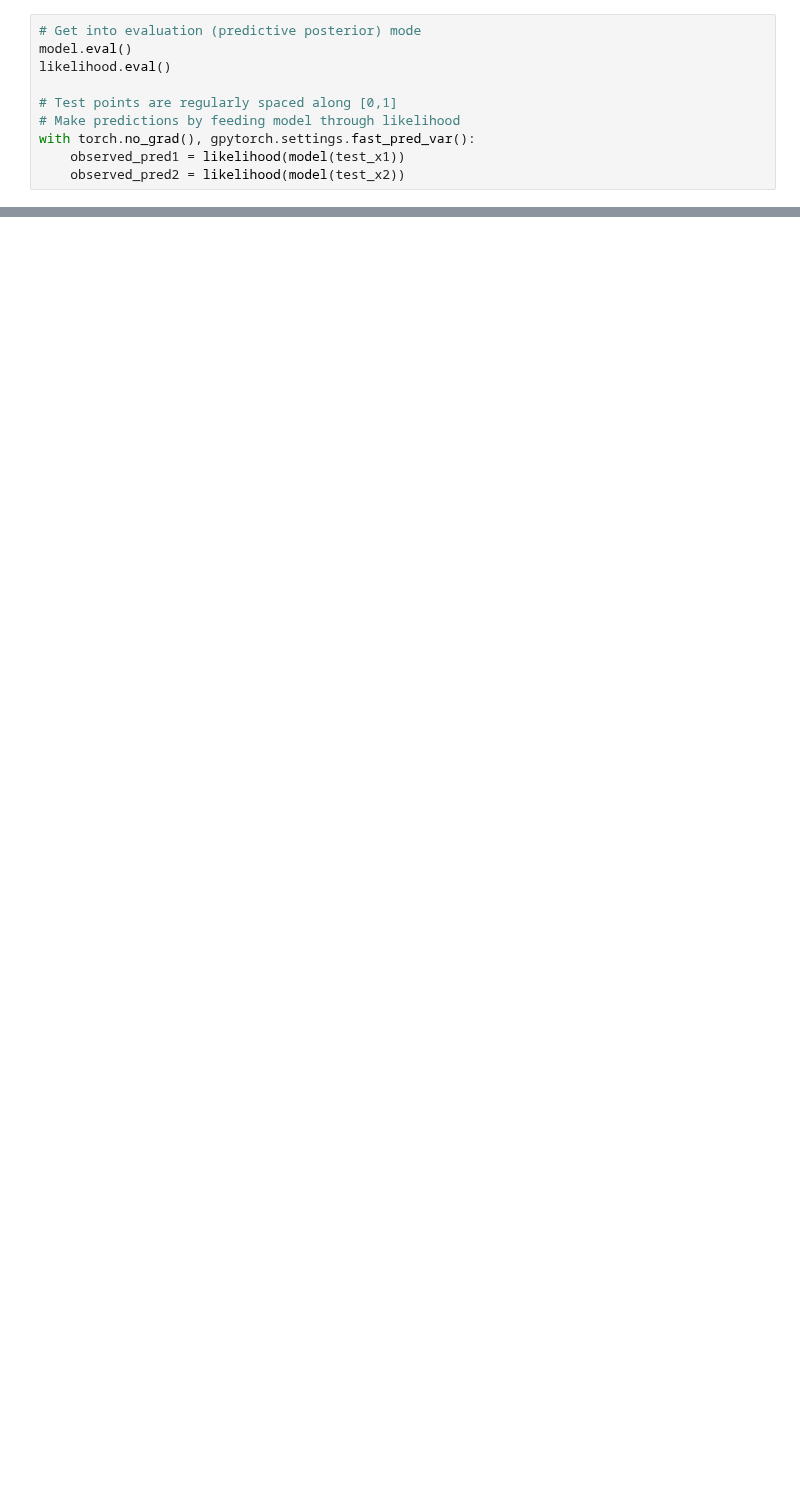
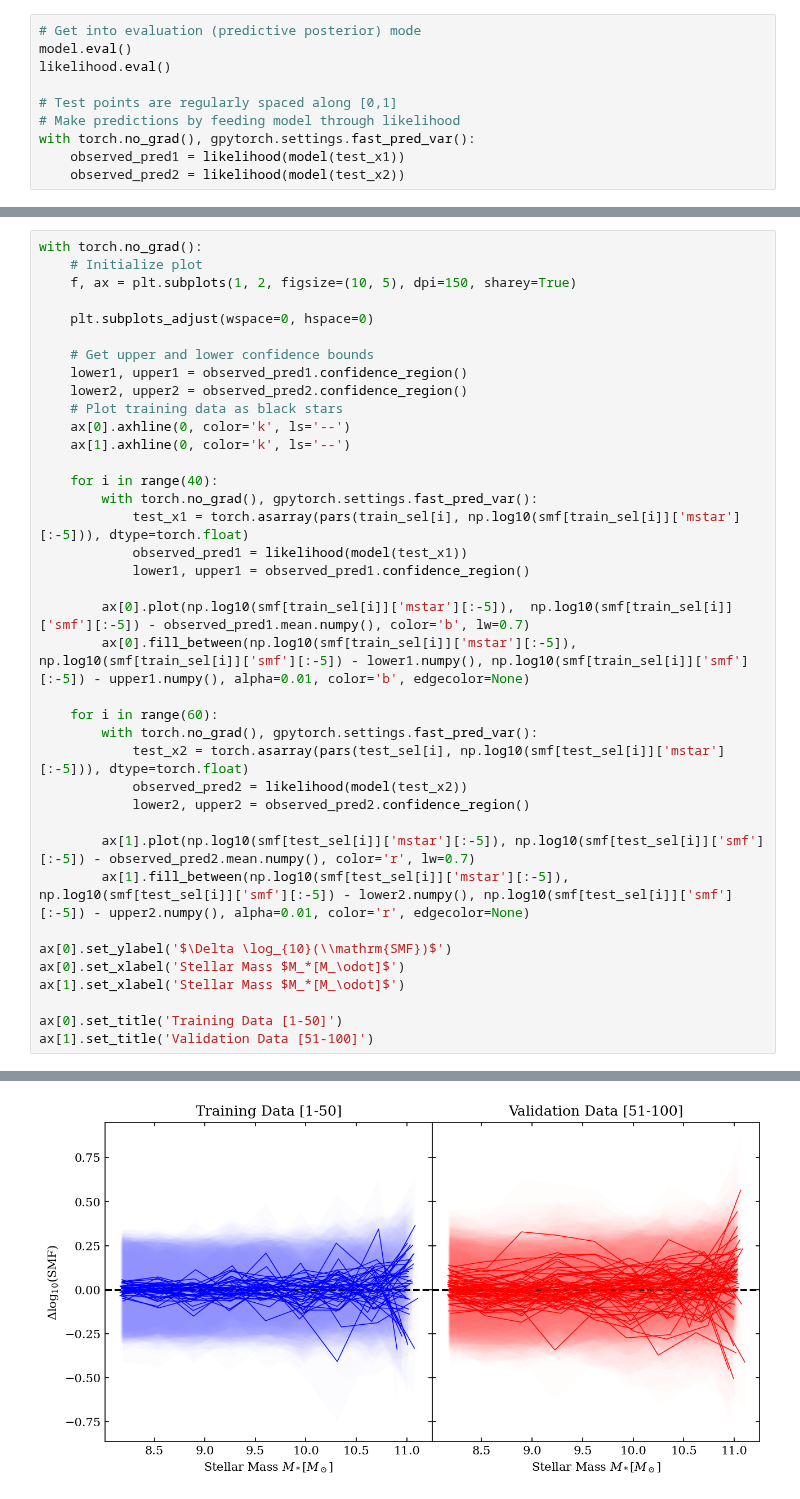
Before and after one commit to fgmaion/MTNG-resims, a Jupyter notebook: Notebooks/GP.ipynb, the cells around one changed output, grey strips where cells are left out. Cells and saved outputs as stored; diff of their text form; blank space fills up the shorter version.

```diff
--- a/Notebooks/GP.ipynb
+++ b/Notebooks/GP.ipynb
@@ -169,0 +240,39 @@ Text(0, 0.5, 'SMF')
+# %%
+with torch.no_grad():
+    # Initialize plot
+    f, ax = plt.subplots(1, 2, figsize=(10, 5), dpi=150, sharey=True)
+
+    plt.subplots_adjust(wspace=0, hspace=0)
+
+    # Get upper and lower confidence bounds
+    lower1, upper1 = observed_pred1.confidence_region()
+    lower2, upper2 = observed_pred2.confidence_region()
+    # Plot training data as black stars
+    ax[0].axhline(0, color='k', ls='--')
+    ax[1].axhline(0, color='k', ls='--')
+
+    for i in range(40):
+        with torch.no_grad(), gpytorch.settings.fast_pred_var():
+            test_x1 = torch.asarray(pars(train_sel[i], np.log10(smf[train_sel[i]]['mstar'][:-5])), dtype=torch.float)
+            observed_pred1 = likelihood(model(test_x1))
+            lower1, upper1 = observed_pred1.confidence_region()
+
+        ax[0].plot(np.log10(smf[train_sel[i]]['mstar'][:-5]),  np.log10(smf[train_sel[i]]['smf'][:-5]) - observed_pred1.mean.numpy(), color='b', lw=0.7)
+        ax[0].fill_between(np.log10(smf[train_sel[i]]['mstar'][:-5]), np.log10(smf[train_sel[i]]['smf'][:-5]) - lower1.numpy(), np.log10(smf[train_sel[i]]['smf'][:-5]) - upper1.numpy(), alpha=0.01, color='b', edgecolor=None)
+
+    for i in range(60):
+        with torch.no_grad(), gpytorch.settings.fast_pred_var():
+            test_x2 = torch.asarray(pars(test_sel[i], np.log10(smf[test_sel[i]]['mstar'][:-5])), dtype=torch.float)
+            observed_pred2 = likelihood(model(test_x2))
+            lower2, upper2 = observed_pred2.confidence_region()
+
+        ax[1].plot(np.log10(smf[test_sel[i]]['mstar'][:-5]), np.log10(smf[test_sel[i]]['smf'][:-5]) - observed_pred2.mean.numpy(), color='r', lw=0.7)
+        ax[1].fill_between(np.log10(smf[test_sel[i]]['mstar'][:-5]), np.log10(smf[test_sel[i]]['smf'][:-5]) - lower2.numpy(), np.log10(smf[test_sel[i]]['smf'][:-5]) - upper2.numpy(), alpha=0.01, color='r', edgecolor=None)
+
+ax[0].set_ylabel('$\Delta \log_{10}(\\mathrm{SMF})$')
+ax[0].set_xlabel('Stellar Mass $M_*[M_\odot]$')
+ax[1].set_xlabel('Stellar Mass $M_*[M_\odot]$')
+
+ax[0].set_title('Training Data [1-50]')
+ax[1].set_title('Validation Data [51-100]')
+# %% [output]
@@ -169,0 +280 @@ Text(0, 0.5, 'SMF')
+[figure, added]
```
Also changed, not shown: parts of 23 cells of this notebook.
